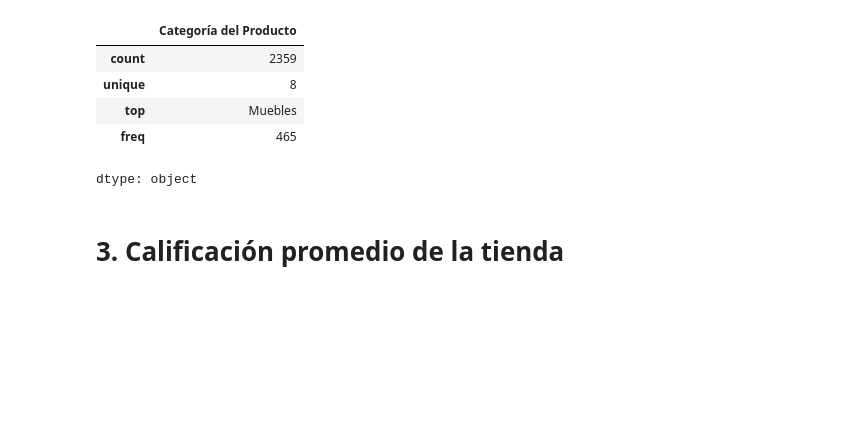
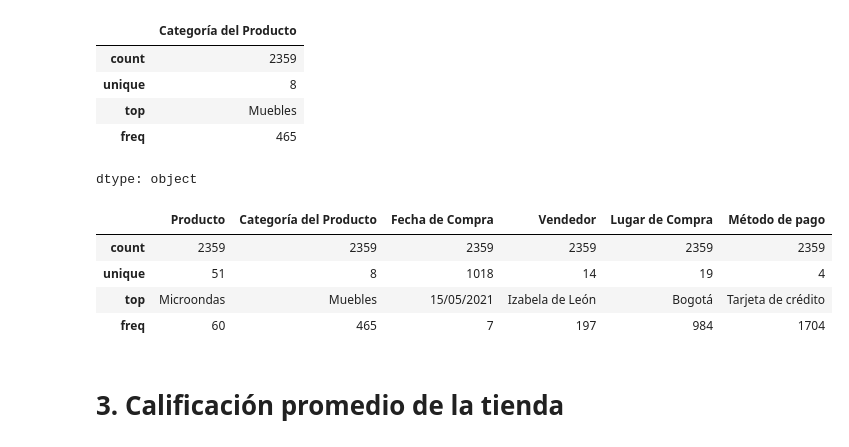
Before and after one commit to Marlucben/challengeAluraDataSciecie1, a Jupyter notebook: AluraStoreLatam.ipynb, the cells around one changed output. Saved outputs shown, nothing was run; the diff lists cells and outputs as text; code cells hidden in the pictures; blank space fills up the shorter version.

```diff
--- a/AluraStoreLatam.ipynb
+++ b/AluraStoreLatam.ipynb
@@ -52,6 +54,14 @@ categorias.describe()
 | top | Muebles |
 | freq | 465 |
 dtype: object
+# %%
+tienda.describe(include=['object'])
+# %% [output]
+|  | Producto | Categoría del Producto | Fecha de Compra | Vendedor | Lugar de Compra | Método de pago |
+| count | 2359 | 2359 | 2359 | 2359 | 2359 | 2359 |
+| unique | 51 | 8 | 1018 | 14 | 19 | 4 |
+| top | Microondas | Muebles | 15/05/2021 | Izabela de León | Bogotá | Tarjeta de crédito |
+| freq | 60 | 465 | 7 | 197 | 984 | 1704 |
 # %% [markdown]
 # 3. Calificación promedio de la tienda
 # %% [markdown]
```
Also changed, not shown: parts of 1 cell of this notebook.
